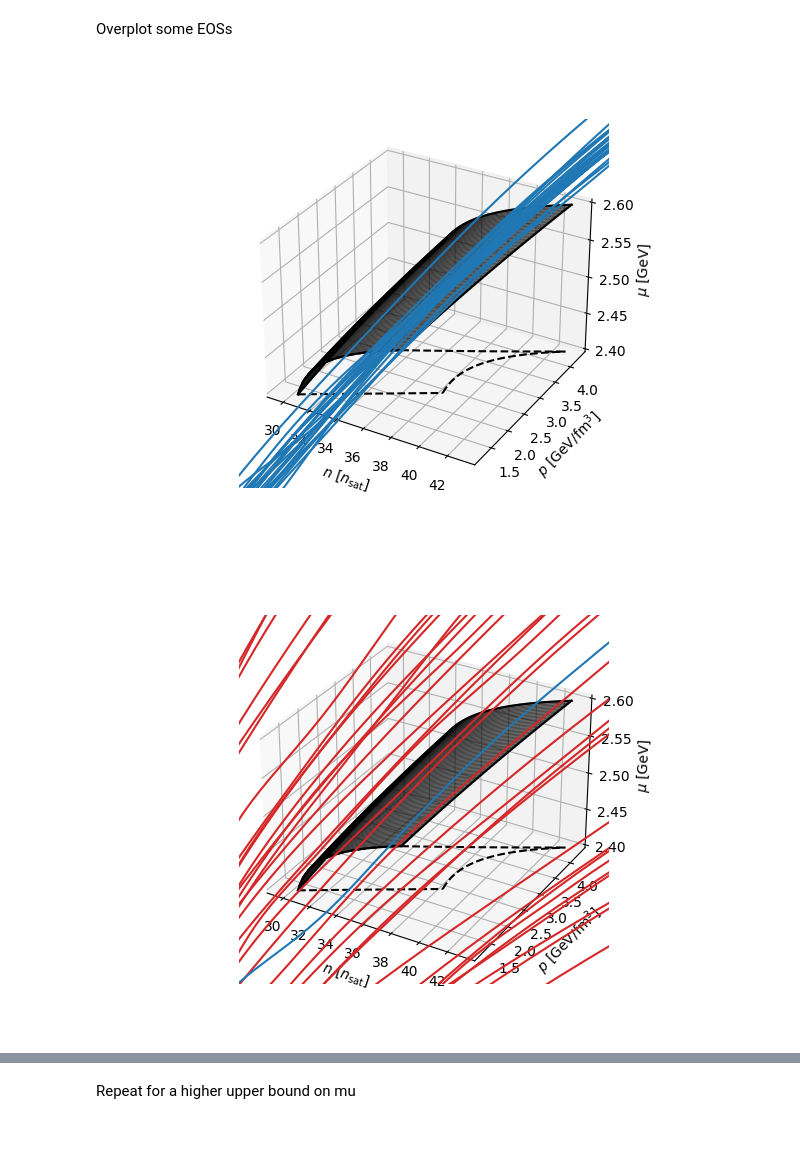
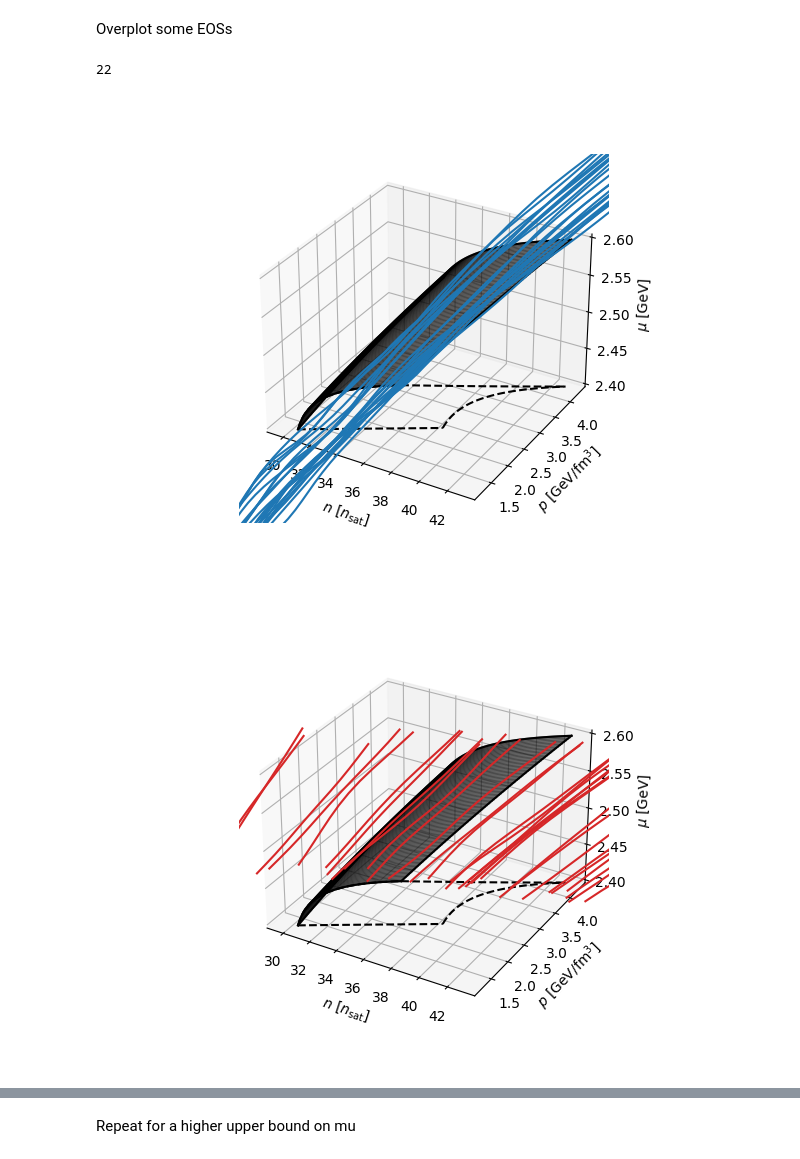
Before and after one commit to eliotfinch/pqcd, a Jupyter notebook: notebooks/eos_efficiency_3d.ipynb, the cells around one changed output, grey strips where cells are left out. Cells and saved outputs as stored; diff of their text form; code cells hidden in the pictures.

```diff
--- a/notebooks/eos_efficiency_3d.ipynb
+++ b/notebooks/eos_efficiency_3d.ipynb
@@ -47,18 +47,22 @@ _ = ax.set_zlabel(r'$\mu$ [GeV]')
 # %% [markdown]
 Overplot some EOSs
 # %%
-set = 6
+set = 8
 good_EOSs = []
 
-N_samp = 2000
+N_samp = 5000
 
-for variety in ['had', 'hyp', 'qrk']:
+for variety in ['qrk']:
     for n in range(N_samp):
 
         eos = pd.read_csv(f'../data/eos-draws-modified/{set:02}/{variety}agn/DRAWmod1000-{int(n/1000):06}/eos-draw-{n:06}.csv')
 
         if pqcd.consistent_with_pqcd(eos, pqcd_region_dict):
             good_EOSs.append((variety, n))
+# %%
+len(good_EOSs)
+# %% [output]
+22
 # %%
 # A plot with the full EOS
 # ------------------------
@@ -113,7 +117,7 @@ ax.set_xlabel(r'$n$ [$n_{\rm sat}$]')
 ax.set_ylabel(r'$p$ [GeV/fm$^3$]')
 _ = ax.set_zlabel(r'$\mu$ [GeV]')
 # %% [output]
-[figure, old version]
+[figure, new version]
 # %%
 # Include some EOSs that don't hit the pQCD region
 
@@ -142,42 +146,43 @@ xlim = ax.get_xlim()
 ylim = ax.get_ylim()
 zlim = ax.get_zlim()
 
-set = 6
-N_samp = 20
+N_samp = 100
 
-for variety in ['had', 'hyp', 'qrk']:
+for variety in ['qrk']:
 
     for n in range(N_samp):
 
         eos = pd.read_csv(f'../data/eos-draws-modified/{set:02}/{variety}agn/DRAWmod1000-{int(n/1000):06}/eos-draw-{n:06}.csv')
 
         if pqcd.consistent_with_pqcd(eos, pqcd_region_dict):
             c = 'C0'
         else:
             c = 'C3'
 
         pressure = to_GeV_per_cubic_femtometre(eos.pressurec2)
         energy_density = to_GeV_per_cubic_femtometre(eos.energy_densityc2)
         number_density = to_nucleons_per_cubic_femtometre(eos.baryon_density)
 
         chemical_potential = (energy_density+pressure)/number_density
 
+        mask = (chemical_potential > 2.4) & (chemical_potential < 2.6)
+
         ax.plot(
-            number_density/nsat,
-            pressure,
-            chemical_potential,
+            number_density[mask]/nsat,
+            pressure[mask],
+            chemical_potential[mask],
             c=c
         )
 
 ax.set_xlim(xlim)
 ax.set_ylim(ylim)
 ax.set_zlim(zlim)
 
 ax.set_xlabel(r'$n$ [$n_{\rm sat}$]')
 ax.set_ylabel(r'$p$ [GeV/fm$^3$]')
 _ = ax.set_zlabel(r'$\mu$ [GeV]')
 # %% [output]
-[figure, old version]
+[figure, new version]
 # %%
 # Plot with a windowed EOS around the pQCD region
 # -----------------------------------------------
```
Also changed, not shown: parts of 4 cells of this notebook.
